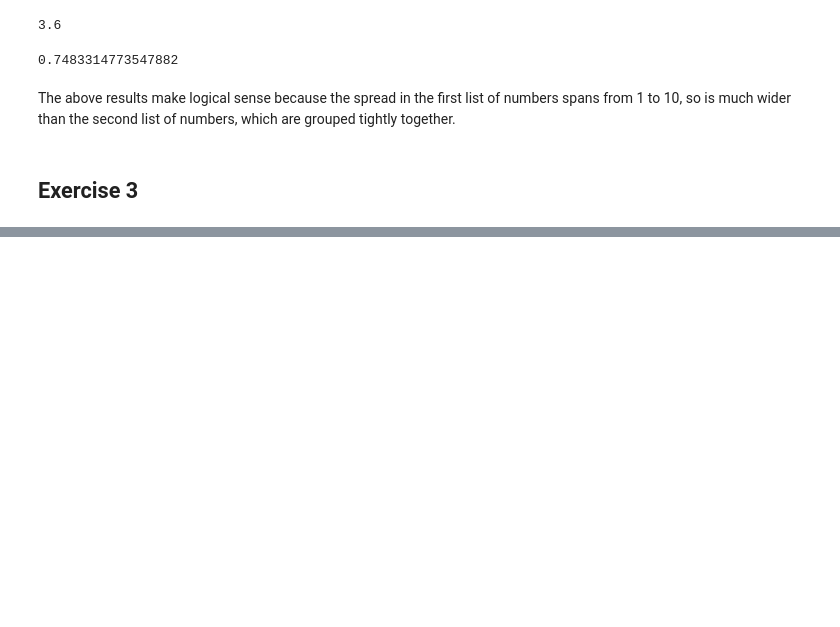
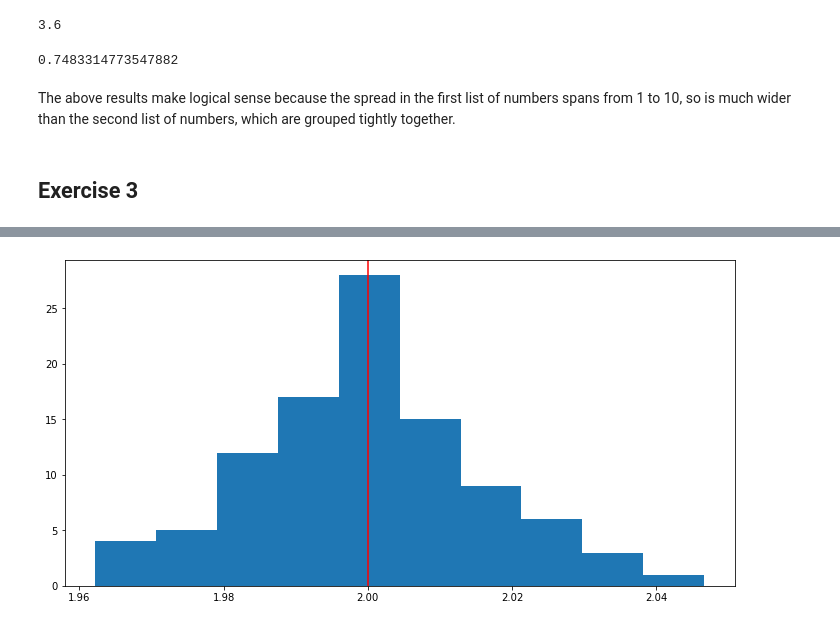
Before and after one commit to martincusack979/fundanalysis-assesment, a Jupyter notebook: Practicals/03-bias-exercises.ipynb, the cells around one changed output, grey strips where cells are left out. Saved outputs shown, nothing was run; the diff lists cells and outputs as text; code cells hidden in the pictures; blank space fills up the shorter version.

```diff
--- a/Practicals/03-bias-exercises.ipynb
+++ b/Practicals/03-bias-exercises.ipynb
@@ -273,0 +309,4 @@ The above results make logical sense because the spread in the first list of num
+# %%
+# calculate std for large sample size
+sample_large = np.random.normal(0.0, 2.0, (100, 10000))
+sample_large
@@ -273,0 +327,4 @@ The above results make logical sense because the spread in the first list of num
+# %%
+# Calculate standard deviation without correction.
+stdevs_large = sample_large.std(axis=1)
+stdevs_large
@@ -273,0 +352,11 @@ The above results make logical sense because the spread in the first list of num
+# %%
+# Create histogram to check accuracy of estimate
+fig, ax = plt.subplots(figsize=(12, 6))
+
+# Plot histogram.
+plt.hist(stdevs_large, bins=10)
+
+# Draw a vertical line where the actual standard deviation is.
+plt.axvline(x=2.0, color='red');
+# %% [output]
+[figure, added]
```
Also changed, not shown: parts of 27 cells of this notebook.
